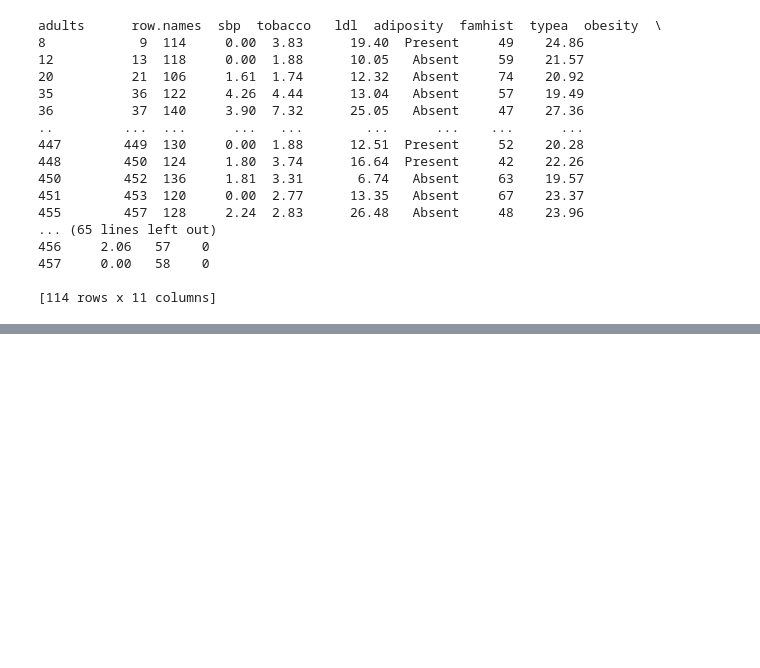
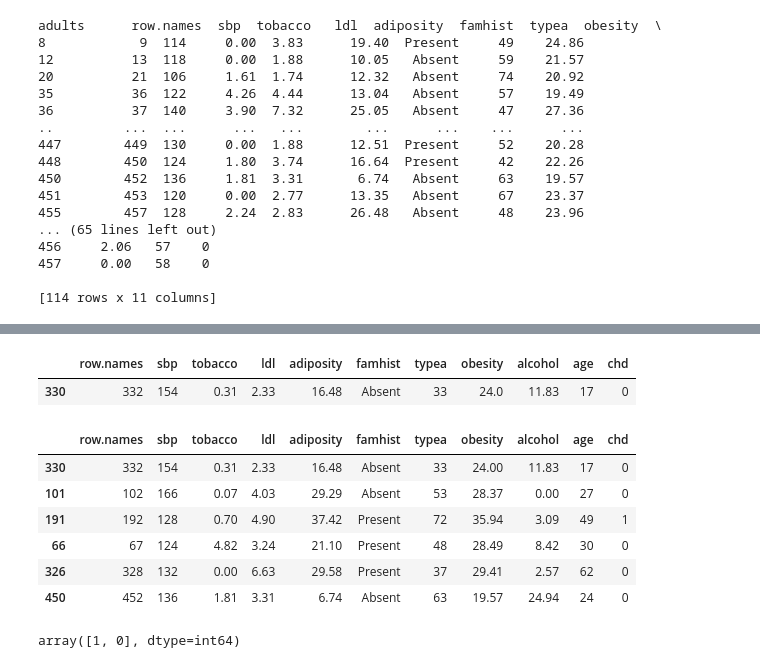
Before and after one commit to Shireesha-perspective-data/Data-Extraction-and-Preprocessing-using-Pandas, a Jupyter notebook: CHD_coronary_file.ipynb, the cells around one changed output, grey strips where cells are left out. Drawn from its saved outputs; the diff is of its cells as text; code cells hidden in the pictures; blank space fills up the shorter version.

```diff
--- a/CHD_coronary_file.ipynb
+++ b/CHD_coronary_file.ipynb
@@ -214,0 +368,19 @@ adults      row.names  sbp  tobacco   ldl  adiposity  famhist  typea  obesity  \
+# %%
+df.sample(random_state=1)
+# %% [output]
+|  | row.names | sbp | tobacco | ldl | adiposity | famhist | typea | obesity | alcohol | age | chd |
+| 330 | 332 | 154 | 0.31 | 2.33 | 16.48 | Absent | 33 | 24.0 | 11.83 | 17 | 0 |
+# %%
+df.sample(6,random_state=1) # Selected 6 samples
+# %% [output]
+|  | row.names | sbp | tobacco | ldl | adiposity | famhist | typea | obesity | alcohol | age | chd |
+| 330 | 332 | 154 | 0.31 | 2.33 | 16.48 | Absent | 33 | 24.00 | 11.83 | 17 | 0 |
+| 101 | 102 | 166 | 0.07 | 4.03 | 29.29 | Absent | 53 | 28.37 | 0.00 | 27 | 0 |
+| 191 | 192 | 128 | 0.70 | 4.90 | 37.42 | Present | 72 | 35.94 | 3.09 | 49 | 1 |
+| 66 | 67 | 124 | 4.82 | 3.24 | 21.10 | Present | 48 | 28.49 | 8.42 | 30 | 0 |
+| 326 | 328 | 132 | 0.00 | 6.63 | 29.58 | Present | 37 | 29.41 | 2.57 | 62 | 0 |
+| 450 | 452 | 136 | 1.81 | 3.31 | 6.74 | Absent | 63 | 19.57 | 24.94 | 24 | 0 |
+# %%
+df.chd.unique()
+# %% [output]
+array([1, 0], dtype=int64)
```
Also changed, not shown: parts of 20 cells of this notebook.
